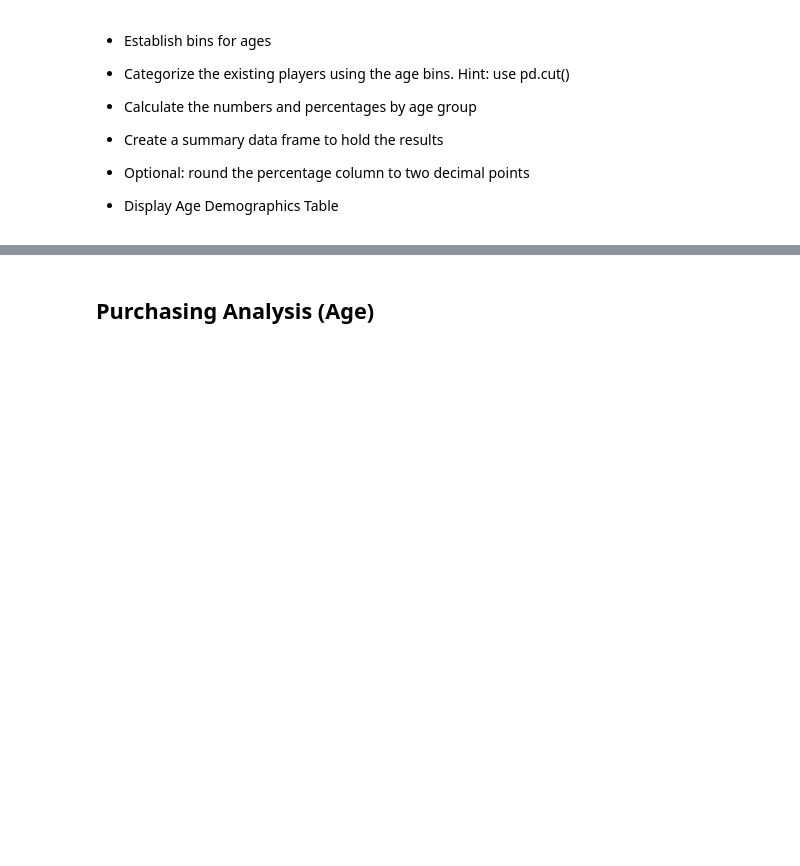
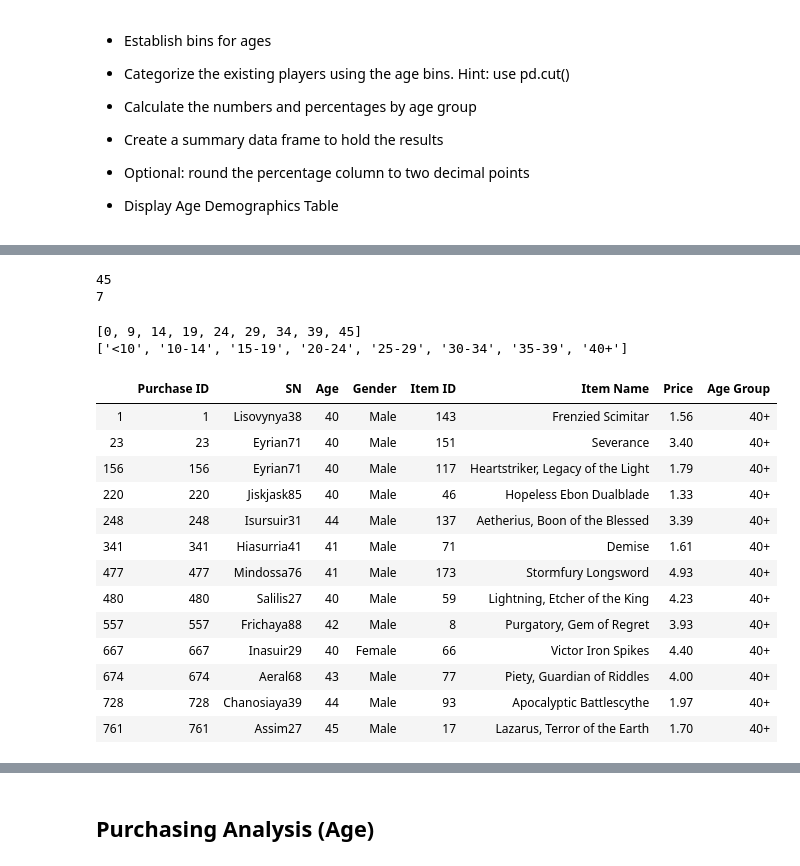
Before and after one commit to bvera88/pandas-challenge, a Jupyter notebook: 04-Pandas_homework_assignment_HeroesOfPymoli_HeroesOfPymoli_starter.ipynb, the cells around one changed output, grey strips where cells are left out. Saved outputs shown, nothing was run; the diff lists cells and outputs as text; code cells hidden in the pictures; blank space fills up the shorter version.

```diff
--- a/04-Pandas_homework_assignment_HeroesOfPymoli_HeroesOfPymoli_starter.ipynb
+++ b/04-Pandas_homework_assignment_HeroesOfPymoli_HeroesOfPymoli_starter.ipynb
@@ -4,9 +4,13 @@
 # %%
 # Dependencies and Setup
 import pandas as pd
+import csv
+
 
 # File to Load (Remember to Change These)
-heroes_csv = "04-Pandas_homework_assignment_HeroesOfPymoli_Resources_purchase_data.csv"
+data_file = "Heroes_Pandas.csv"
 
 # Read Purchasing File and store into Pandas data frame
-purchase_df = pd.read_csv(heroes_csv)
+pymoli_data = pd.read_csv(data_file)
+
+pymoli_data.head()
@@ -125,0 +150,36 @@ AttributeError: 'list' object has no attribute 'head'
+# %%
+print(pymoli_data["Age"].max())
+print(pymoli_data["Age"].min())
+# %% [output]
+45
+7
+# %%
+bins = [0, 9, 14, 19, 24, 29, 34, 39, 45]
+
+group_labels = ["<10", "10-14", "15-19", "20-24", "25-29", "30-34", "35-39", "40+"]
+
+print(bins)
+print(group_labels)
+
+
+#pandas cut method
+pymoli_data["Age Group"] = pd.cut(pymoli_data["Age"], bins, labels=group_labels)
+
+pymoli_data[pymoli_data["Age Group"]  == "40+"]
+# %% [output]
+[0, 9, 14, 19, 24, 29, 34, 39, 45]
+['<10', '10-14', '15-19', '20-24', '25-29', '30-34', '35-39', '40+']
+|  | Purchase ID | SN | Age | Gender | Item ID | Item Name | Price | Age Group |
+| 1 | 1 | Lisovynya38 | 40 | Male | 143 | Frenzied Scimitar | 1.56 | 40+ |
+| 23 | 23 | Eyrian71 | 40 | Male | 151 | Severance | 3.40 | 40+ |
+| 156 | 156 | Eyrian71 | 40 | Male | 117 | Heartstriker, Legacy of the Light | 1.79 | 40+ |
+| 220 | 220 | Jiskjask85 | 40 | Male | 46 | Hopeless Ebon Dualblade | 1.33 | 40+ |
+| 248 | 248 | Isursuir31 | 44 | Male | 137 | Aetherius, Boon of the Blessed | 3.39 | 40+ |
+| 341 | 341 | Hiasurria41 | 41 | Male | 71 | Demise | 1.61 | 40+ |
+| 477 | 477 | Mindossa76 | 41 | Male | 173 | Stormfury Longsword | 4.93 | 40+ |
+| 480 | 480 | Salilis27 | 40 | Male | 59 | Lightning, Etcher of the King | 4.23 | 40+ |
+| 557 | 557 | Frichaya88 | 42 | Male | 8 | Purgatory, Gem of Regret | 3.93 | 40+ |
+| 667 | 667 | Inasuir29 | 40 | Female | 66 | Victor Iron Spikes | 4.40 | 40+ |
+| 674 | 674 | Aeral68 | 43 | Male | 77 | Piety, Guardian of Riddles | 4.00 | 40+ |
+| 728 | 728 | Chanosiaya39 | 44 | Male | 93 | Apocalyptic Battlescythe | 1.97 | 40+ |
+| 761 | 761 | Assim27 | 45 | Male | 17 | Lazarus, Terror of the Earth | 1.70 | 40+ |
```
Also changed, not shown: parts of 21 cells of this notebook.
